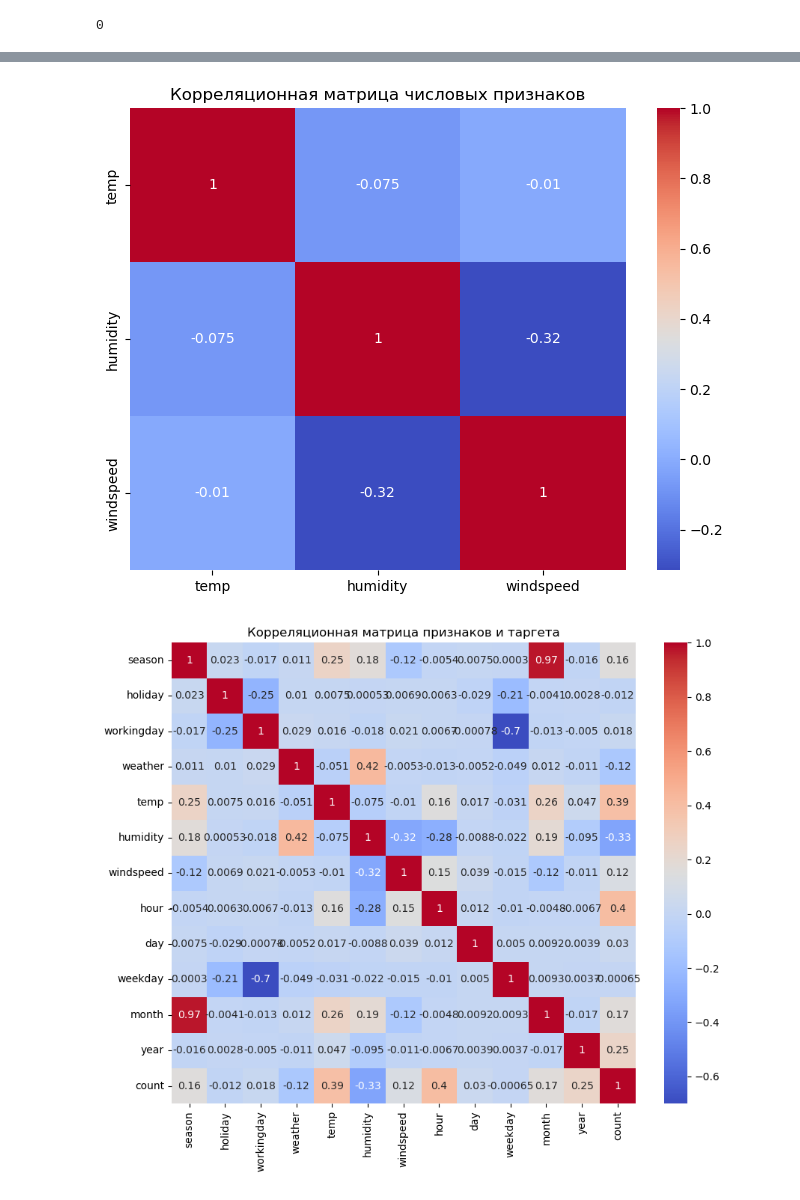
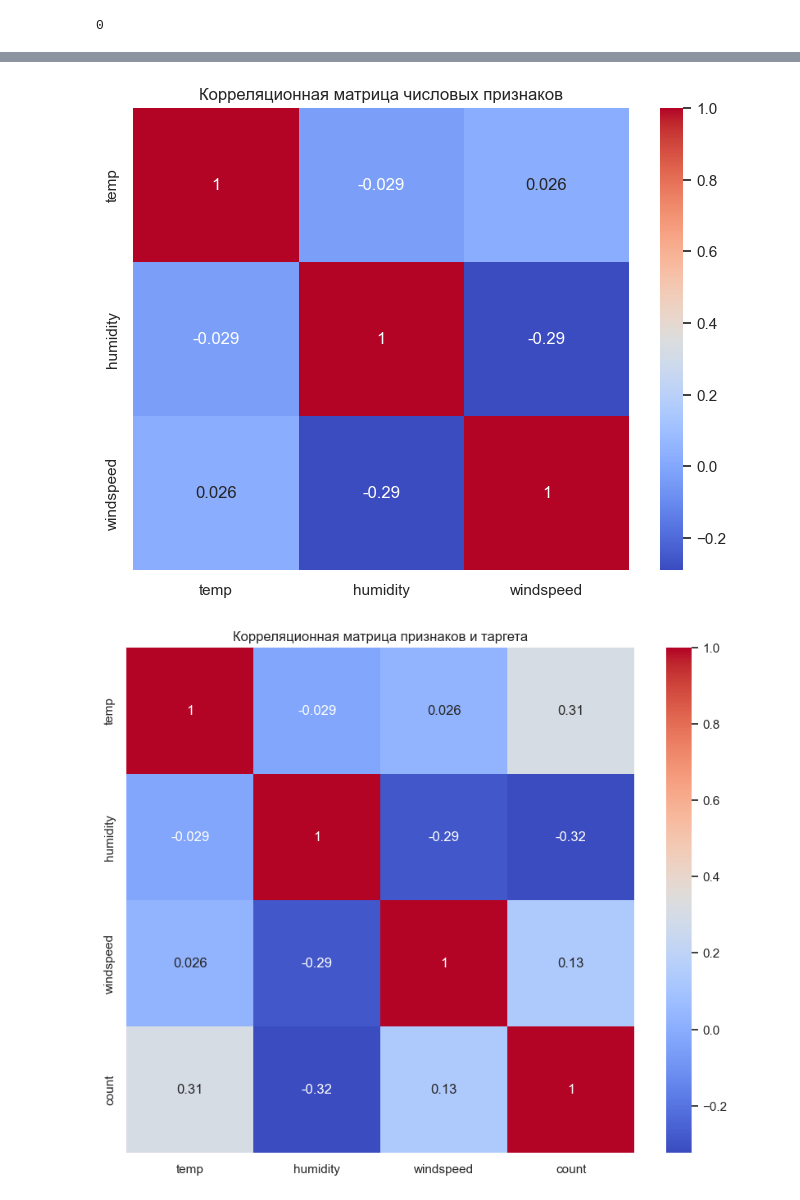
Before and after one commit to Erygfry/DataScience_HW, a Jupyter notebook: HW_4/Задание 2.ipynb, the cells around one changed output, grey strips where cells are left out. Drawn from its saved outputs; the diff is of its cells as text; code cells hidden in the pictures.

```diff
--- a/HW_4/Задание 2.ipynb
+++ b/HW_4/Задание 2.ipynb
@@ -152,3 +153,10 @@ for dataset in [X_train, X_test]:
 
 X_train = X_train.drop('datetime', axis=1)
 X_test = X_test.drop('datetime', axis=1)
+# %%
+# пробую градиентный бустинг
+reg = GradientBoostingRegressor()
+reg.fit(X_train, y_train)
+print(root_mean_squared_error(reg.predict(X_test), y_test))
+print(r2_score(reg.predict(X_test), y_test))
+# ахахах, чисто 2 строчки дали результат лучше, чем вся возня с предобработкой и подбором параметров
@@ -169,12 +180,9 @@ for feature in numerical_features:
 # %%
 # избавляемся от выбросов
 for column in numerical_features:
-    Q1 = X_train[column].quantile(0.25)
-    Q3 = X_train[column].quantile(0.75)
-    IQR = Q3 - Q1
-    lower_bound = Q1 - 1.5 * IQR
-    upper_bound = Q3 + 1.5 * IQR
-    mask = (X_train[column] >= lower_bound) & (X_train[column] <= upper_bound)
+    Q1 = X_train[column].quantile(0.05)
+    Q3 = X_train[column].quantile(0.95)
+    mask = (X_train[column] >= Q1) & (X_train[column] <= Q3)
 
     X_train = X_train[mask]
     y_train = y_train[mask]
@@ -206,3 +206,7 @@ Name: proportion, dtype: float64
+# %%
+# убмраем редкую категорию 4 из weather
+
+X_train["weather"] = X_train["weather"].replace(4, 3)
 # %%
 
 # Анализ целевой переменной
@@ -217,28 +221,28 @@ plt.show()
 # %%
 
 # Корреляционный анализ
 X_train = X_train.drop('atemp', axis=1)
 X_test = X_test.drop('atemp', axis=1)
 numerical_features.remove('atemp')
 
 corr_matrix = X_train[numerical_features].corr()
 plt.figure(figsize=(8, 6))
 sns.heatmap(corr_matrix, annot=True, cmap='coolwarm')
 plt.title("Корреляционная матрица числовых признаков")
 plt.show()
 
 # Корреляция с целевой переменной
-temp_df = X_train.copy()
+temp_df = X_train[numerical_features].copy()
 temp_df['count'] = y_train
 
 corr_matrix = temp_df.corr()
 plt.figure(figsize=(10, 8))
 sns.heatmap(corr_matrix, annot=True, cmap='coolwarm')
 plt.title("Корреляционная матрица признаков и таргета")
 plt.show()
 # %% [output]
-[figure, old version]
+[figure, new version]
-[figure, old version]
+[figure, new version]
 # %%
 # делаем пайплайн
 numerical_transformer = Pipeline(steps=[
```
Also changed, not shown: parts of 6 cells of this notebook.
